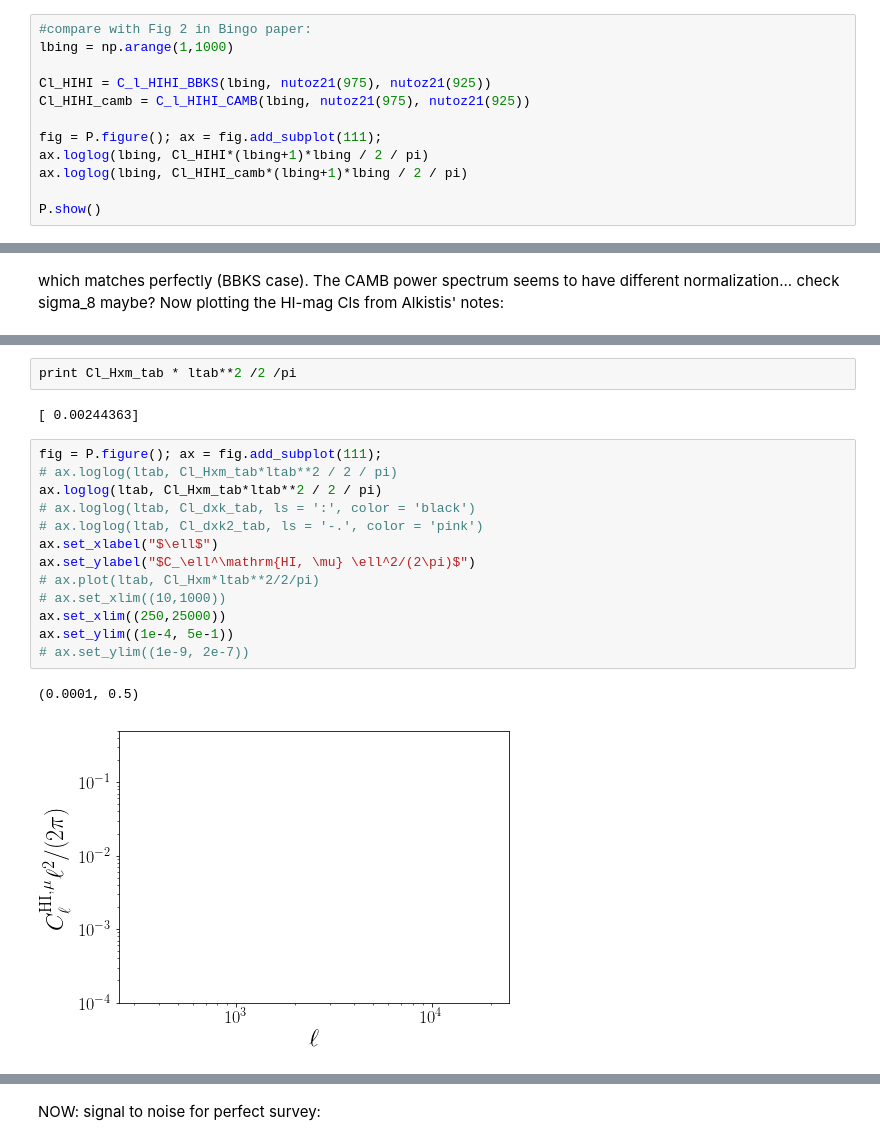
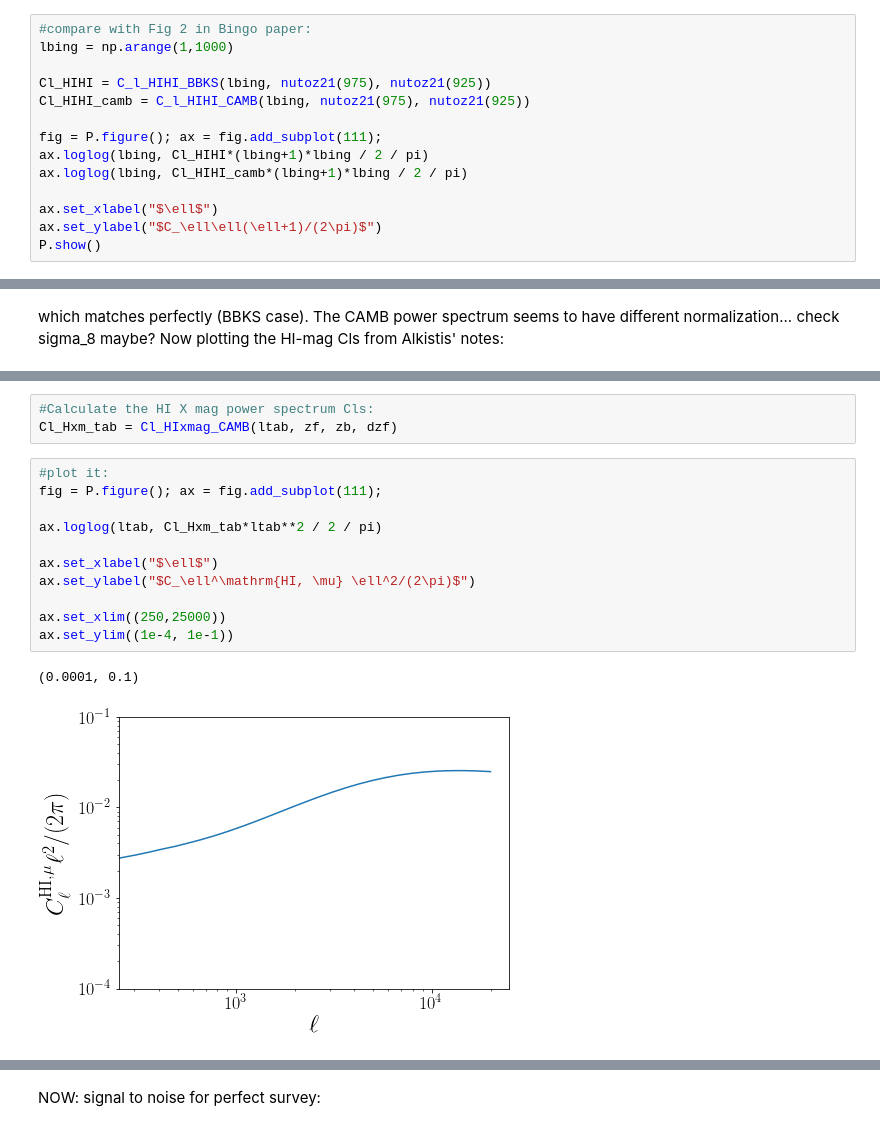
Before and after one commit to amadeuswi/MagBias, a Jupyter notebook: S2N.ipynb, the cells around one changed output, grey strips where cells are left out. Cells and saved outputs as stored; diff of their text form.

```diff
--- a/S2N.ipynb
+++ b/S2N.ipynb
@@ -330,5 +384,7 @@ fig = P.figure(); ax = fig.add_subplot(111);
 ax.loglog(lbing, Cl_HIHI*(lbing+1)*lbing / 2 / pi)
 ax.loglog(lbing, Cl_HIHI_camb*(lbing+1)*lbing / 2 / pi)
 
+ax.set_xlabel("$\ell$")
+ax.set_ylabel("$C_\ell\ell(\ell+1)/(2\pi)$")
 P.show()
 # %% [output]
@@ -348,21 +395,18 @@ Cl_Hxm_tab = Cl_HIxmag_CAMB(ltab, zf, zb, dzf)
-# %%
-print Cl_Hxm_tab * ltab**2 /2 /pi
-# %% [output]
-[ 0.00244363]
+# %%
+#Calculate the HI X mag power spectrum Cls:
+Cl_Hxm_tab = Cl_HIxmag_CAMB(ltab, zf, zb, dzf)
 # %%
+#plot it:
 fig = P.figure(); ax = fig.add_subplot(111);
-# ax.loglog(ltab, Cl_Hxm_tab*ltab**2 / 2 / pi)
+
 ax.loglog(ltab, Cl_Hxm_tab*ltab**2 / 2 / pi)
-# ax.loglog(ltab, Cl_dxk_tab, ls = ':', color = 'black')
-# ax.loglog(ltab, Cl_dxk2_tab, ls = '-.', color = 'pink')
+
 ax.set_xlabel("$\ell$")
 ax.set_ylabel("$C_\ell^\mathrm{HI, \mu} \ell^2/(2\pi)$")
-# ax.plot(ltab, Cl_Hxm*ltab**2/2/pi)
-# ax.set_xlim((10,1000))
+
 ax.set_xlim((250,25000))
-ax.set_ylim((1e-4, 5e-1))
-# ax.set_ylim((1e-9, 2e-7))
+ax.set_ylim((1e-4, 1e-1))
 # %% [output]
-(0.0001, 0.5)
+(0.0001, 0.1)
-[figure, old version]
+[figure, new version]
 # %% [markdown]
```
Also changed, not shown: parts of 15 cells of this notebook, 21 other files.
